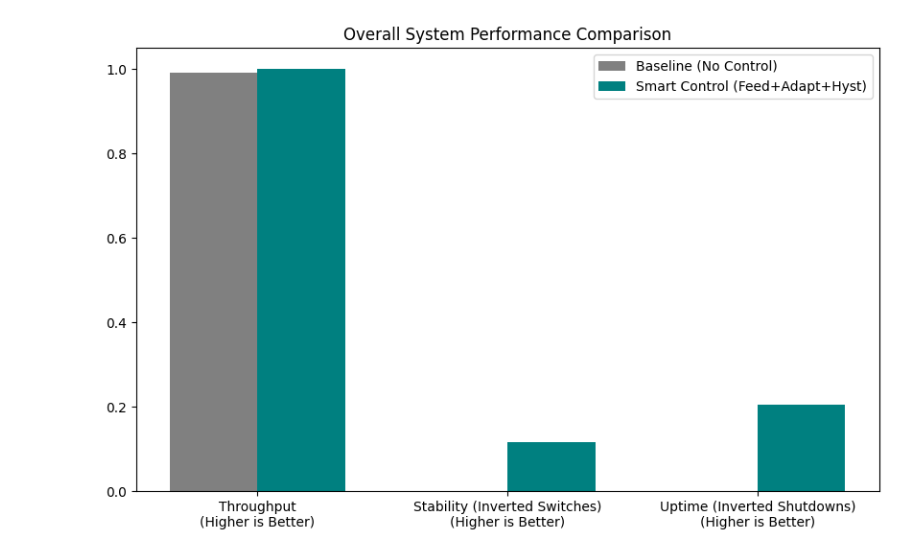
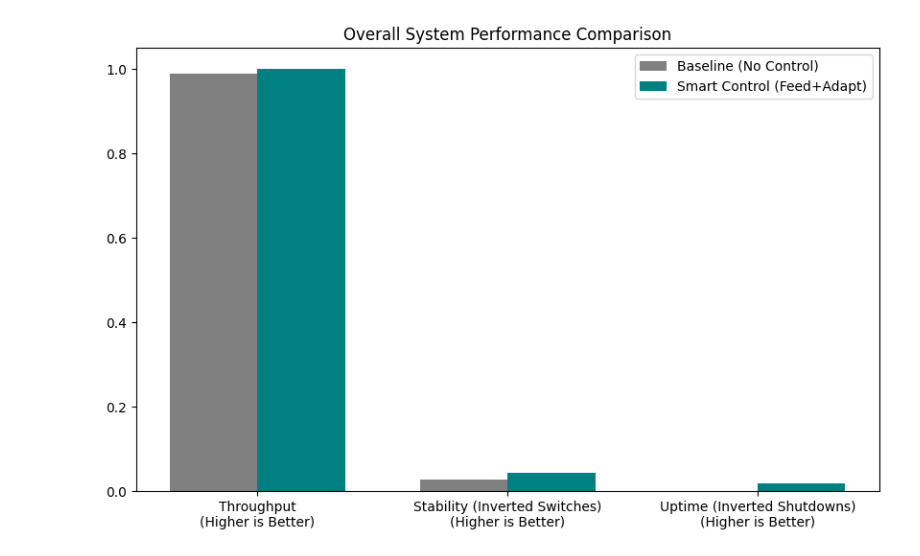
Before and after one commit to epicgamer17/DES-milene, a Jupyter notebook: experiment.ipynb, the cells around one changed output. Drawn from its saved outputs; the diff is of its cells as text; code cells hidden in the pictures.

```diff
--- a/experiment.ipynb
+++ b/experiment.ipynb
@@ -31,13 +31,17 @@ class MiningParameters:
     controlVariable_CriticalOre2Level: float = 20400.0
     controlVariable_TargetOreStockLevel: float = 60000.0
     controlVariable_DurationOfContingencySegments: float = 1.0
-    parameter_ExtractionGain: float = 0.02  # Reacts to 2% of the error
     parameter_MaxExtraction: float = 7200.0
-    parameter_MinExtraction: float = 1000.0
-    controlVariable_StockUpperLimit: float = 70000.0
-    controlVariable_StockLowerLimit: float = 50000.0
+    parameter_MinExtraction: float = 5000.0
+    controlVariable_StockUpperLimit: float = 60000.5  # Default to no deadband
+    controlVariable_StockLowerLimit: float = 59999.5  # Default to no deadband
+
+    # --- FIXES ---
+    parameter_ExtractionGain: float = 0.0
+    enable_feed_control: bool = False
 
 
+# Initialize parameters
 mining_params = MiningParameters()
 # %%
 # Constants for easier reading
@@ -548,20 +919,17 @@ def run_ablation_trial(
         "Time in Shutdown (%)": round(np.mean(shutdowns), 2),
     }
 # %%
-print("Running Ablation Study (8 combinations)...")
+print("Running Ablation Study (4 combinations)...")
 results = []
 
 # itertools.product generates all True/False combinations
 toggles = [False, True]
-for feed, adapt, hyst in itertools.product(toggles, toggles, toggles):
-    print(f"Running -> Feed: {feed} | Adapt: {adapt} | Hyst: {hyst}")
-    trial_result = run_ablation_trial(feed, adapt, hyst, arena_config)
+for feed, adapt in itertools.product(toggles, toggles):
+    print(f"Running -> Feed: {feed} | Adapt: {adapt}")
+    trial_result = run_ablation_trial(feed, adapt, arena_config)
     results.append(trial_result)
 
-# Convert to a Pandas DataFrame for a beautiful table
 df_results = pd.DataFrame(results)
-
-# Sort by Throughput to see the best performing setup
 df_results = df_results.sort_values(
     by="Throughput (t/day)", ascending=False
 ).reset_index(drop=True)
@@ -616,15 +988,14 @@ plt.show()
 # Assuming you have the df_results from the ablation study
 fig, ax = plt.subplots(figsize=(10, 6))
 
-# We normalize the data so we can plot Throughput (thousands) next to Switches (tens)
+# Normalize data for comparison
 df_normalized = df_results.copy()
 for col in ["Throughput (t/day)", "Mode Switches", "Time in Shutdown (%)"]:
-    # Normalize to a 0-1 scale based on the max value in that column
     df_normalized[col] = df_normalized[col] / df_normalized[col].max()
 
-# Plot the optimal run (e.g., all 3 controllers ON) vs the Baseline (all 3 OFF)
-baseline = df_normalized.iloc[-1]  # Assuming baseline sorted to bottom
-optimal = df_normalized.iloc[0]  # Assuming best throughput sorted to top
+# Plot the optimal run (Feed + Adaptive ON) vs the Baseline (Both OFF)
+baseline = df_normalized.iloc[-1]  # Bottom of sorted list
+optimal = df_normalized.iloc[0]  # Top of sorted list (Best Throughput)
 
 x = np.arange(3)
 width = 0.35
@@ -637,32 +1008,33 @@ ax.bar(
         1 - baseline["Time in Shutdown (%)"],
     ],
     width,
     label="Baseline (No Control)",
     color="gray",
 )
+
 ax.bar(
     x + width / 2,
     [
         optimal["Throughput (t/day)"],
         1 - optimal["Mode Switches"],
         1 - optimal["Time in Shutdown (%)"],
     ],
     width,
-    label="Smart Control (Feed+Adapt+Hyst)",
+    label="Smart Control (Feed+Adapt)",
     color="teal",
 )
 
 ax.set_xticks(x)
 ax.set_xticklabels(
     [
         "Throughput\n(Higher is Better)",
         "Stability (Inverted Switches)\n(Higher is Better)",
         "Uptime (Inverted Shutdowns)\n(Higher is Better)",
     ]
 )
 ax.set_title("Overall System Performance Comparison")
 ax.legend()
 
 plt.show()
 # %% [output]
-[figure, old version]
+[figure, new version]
```
Also changed, not shown: parts of 15 cells of this notebook, 2 other files.
